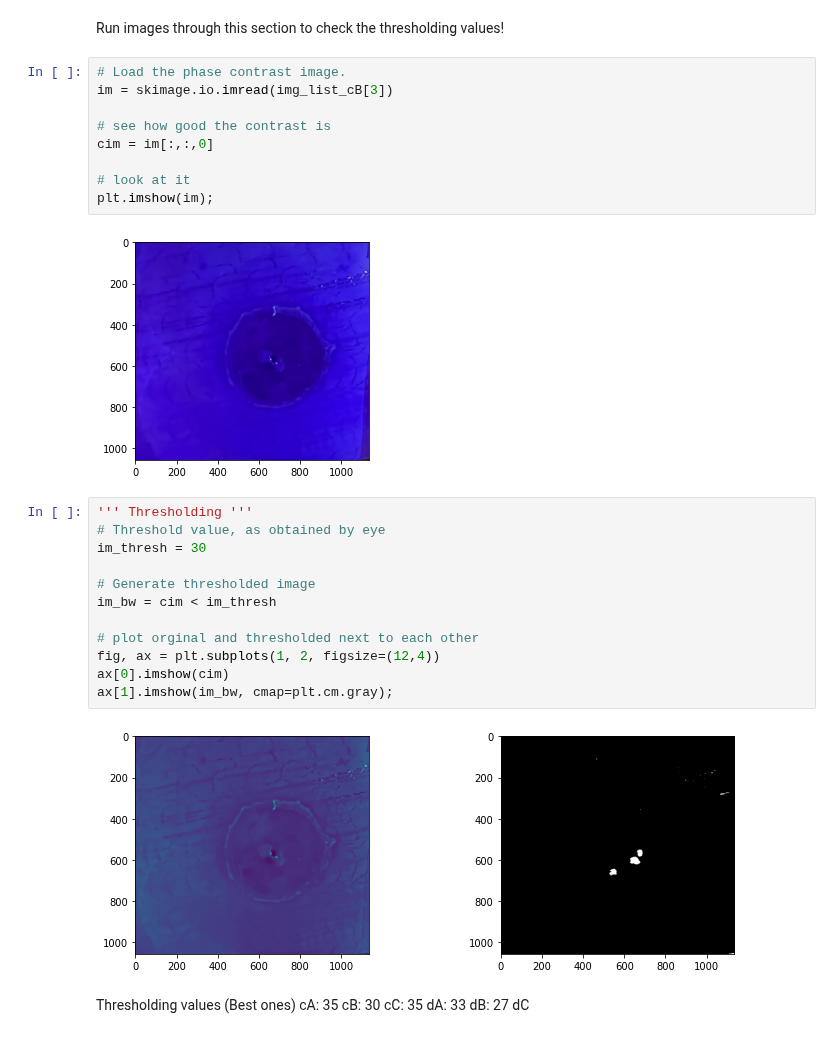
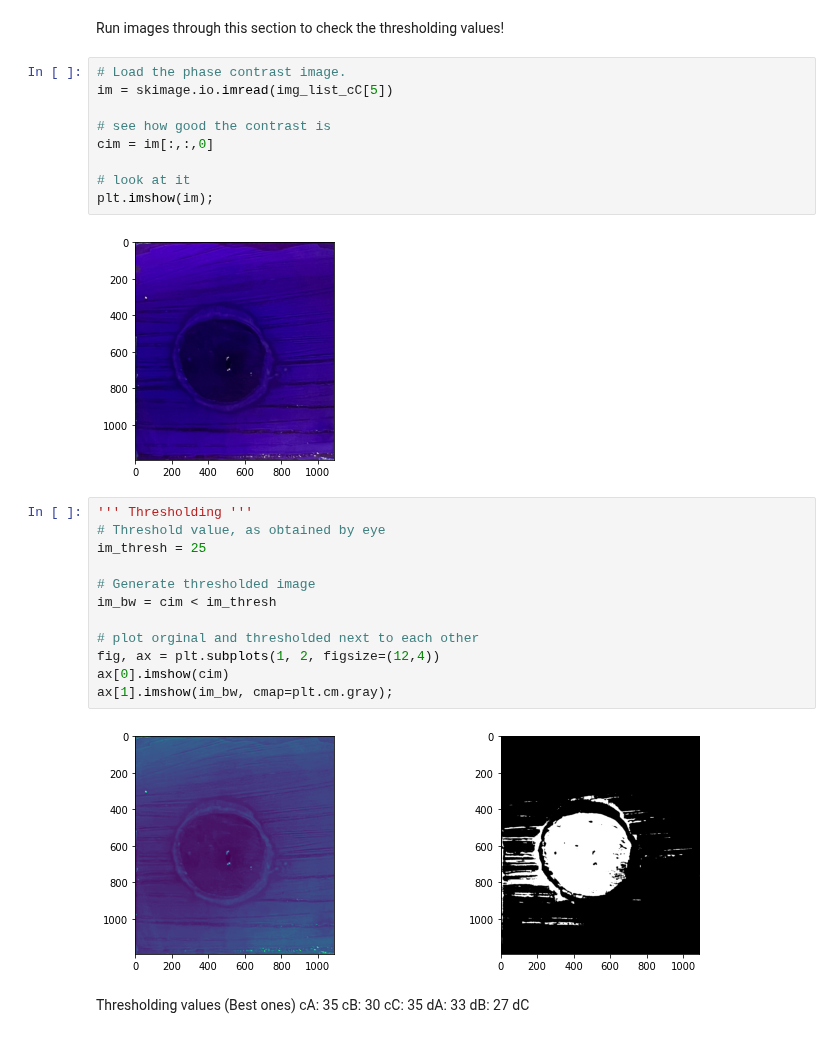
Before and after one commit to lmkelly16/BYU-REU-2022, a Jupyter notebook: all_the_loops.ipynb, the cells around one changed output. Drawn from its saved outputs; the diff is of its cells as text.

Commit message:
Individually checked thresholding values

```diff
--- a/all_the_loops.ipynb
+++ b/all_the_loops.ipynb
@@ -277,19 +277,19 @@ plt.legend(["Control B", "Drug B"]);
 Run images through this section to check the thresholding values!
 # %%
 # Load the phase contrast image.
-im = skimage.io.imread(img_list_cB[3])
+im = skimage.io.imread(img_list_cC[5])
 
 # see how good the contrast is
 cim = im[:,:,0]
 
 # look at it
 plt.imshow(im);
 # %% [output]
-[figure, old version]
+[figure, new version]
 # %%
 ''' Thresholding '''
 # Threshold value, as obtained by eye
-im_thresh = 30
+im_thresh = 25
 
 # Generate thresholded image
 im_bw = cim < im_thresh
@@ -299,7 +299,7 @@ fig, ax = plt.subplots(1, 2, figsize=(12,4))
 ax[0].imshow(cim)
 ax[1].imshow(im_bw, cmap=plt.cm.gray);
 # %% [output]
-[figure, old version]
+[figure, new version]
 # %% [markdown]
 Thresholding values (Best ones)
 cA: 35
```
